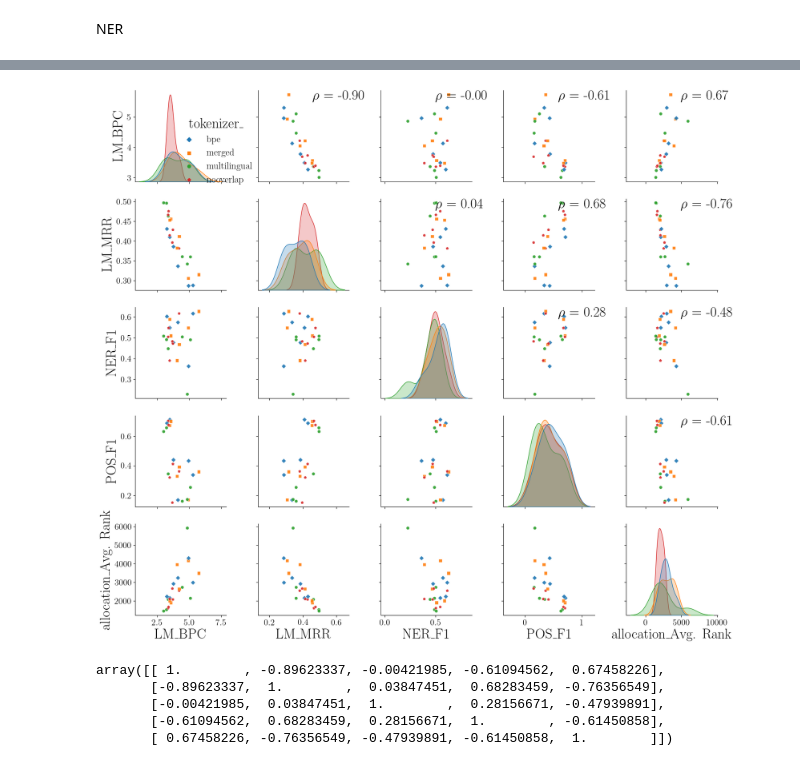
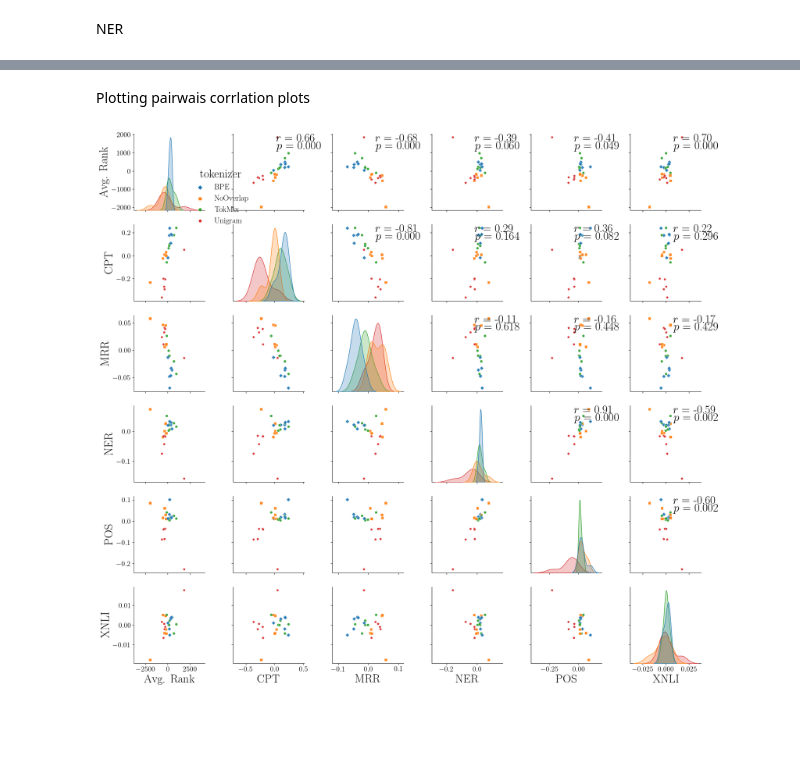
Before and after one commit to tomlimi/entangled_in_scripts, a Jupyter notebook: src/notebooks/6_IN_language_aggregated_results.ipynb, the cells around one changed output, grey strips where cells are left out. Drawn from its saved outputs; the diff is of its cells as text; code cells hidden in the pictures; blank space fills up the shorter version.

Commit message:
updated/added notebooks with paper results

```diff
--- a/src/notebooks/6_IN_language_aggregated_results.ipynb
+++ b/src/notebooks/6_IN_language_aggregated_results.ipynb
@@ -263,10 +353,10 @@ for tokenization in tokenization_types:
     ner_std = {'task': 'NER', 'metric': 'F1', 'tokenizer': tokenization}
 
     ner_est.update(ner_results[tokenization]['f1-macro'])
-    ner_est['multilingual'] = np.average(list(ner_results[tokenization]['f1-macro'].values()))
+    ner_est['All'] = np.average(list(ner_results[tokenization]['f1-macro'].values()))
 
     ner_std.update(ner_stds[tokenization]['f1-macro'])
-    ner_std['multilingual'] = np.average(list(ner_stds[tokenization]['f1-macro'].values()))
+    ner_std['All'] = np.average(list(ner_stds[tokenization]['f1-macro'].values()))
 
 
     in_lang_results = in_lang_results.append(ner_est, ignore_index=True)
@@ -277,0 +383,14 @@ boxplot_across_languages(in_lang_results, 'F1', languages, task='NER')
+# %%
+for tokenization in tokenization_types:
+    xnli_est = {'task': 'XNLI', 'metric': 'Acc', 'tokenizer': tokenization}
+    xnli_std = {'task': 'XNLI', 'metric': 'Acc', 'tokenizer': tokenization}
+
+    xnli_est.update(xnli_results[tokenization]['accuracy'])
+    xnli_est['All'] = np.average(list(xnli_results[tokenization]['accuracy'].values()))
+
+    xnli_std.update(xnli_stds[tokenization]['accuracy'])
+    xnli_std['All'] = np.average(list(xnli_stds[tokenization]['accuracy'].values()))
+
+
+    in_lang_results = in_lang_results.append(xnli_est, ignore_index=True)
+    in_lang_stds = in_lang_stds.append(xnli_std, ignore_index=True)
@@ -328,0 +569,2 @@ in_lang_ca.columns = ["_".join(pair) for pair in in_lang_ca.columns]
+# %%
+in_lang_ca = preprocess_table_correlations(in_lang_results)
@@ -328,0 +591,3 @@ in_lang_ca.columns = ["_".join(pair) for pair in in_lang_ca.columns]
+# %%
+pearson_r = in_lang_ca.corr(method='pearson')
+pearson_p = in_lang_ca.corr(method=lambda x, y: pearsonr(x, y)[1])
@@ -329,33 +611,27 @@ in_lang_ca.columns = ["_".join(pair) for pair in in_lang_ca.columns]
+# %% [markdown]
+Plotting pairwais corrlation plots
 # %%
-spearman_r = in_lang_ca.corr(method='pearson').to_numpy()
-spearman_p = in_lang_ca.corr(method=lambda x, y: pearsonr(x, y)[1]).to_numpy()
+# spearman_r = in_lang_ca.corr(method='spearman').to_numpy()
+# spearman_p = in_lang_ca.corr(method=lambda x, y: spearmanr(x, y)[1]).to_numpy()
 
 #plt.figure(figsize=(3.5,3.5))
-plot1 = sns.pairplot(in_lang_ca, hue="tokenizer_",
+plot1 = sns.pairplot(in_lang_ca, hue="tokenizer",
                      markers=['D','s', 'o', 'p', 'X'],
                      plot_kws={'alpha': 0.9},
                     size=3)
 
 plot1._legend.set_bbox_to_anchor((.25, 0.85))
 # plt.legend(loc='center right', title='Type')
 plot1.map
 axes = plot1.axes
-for i in range(4):
-    for j in range(i+1,5):
+for i in range(len(in_lang_ca.columns) - 3):
+    for j in range(i+1,len(in_lang_ca.columns)-2):
         ax = axes[i][j]
-        r = spearman_r[i,j]
-        p = spearman_p[i,j]
-        ax.annotate(r"$\rho$ = {:.2f}".format(r), xy=(.6, .9), xycoords=ax.transAxes)
-#         ax.annotate(r"$p$ = {:.4f}".format(p), xy=(.7, .8), xycoords=ax.transAxes)
+        r = pearson_r.to_numpy()[i,j]
+        p = pearson_p.to_numpy()[i,j]
+        ax.annotate(r"$r$ = {:.2f}".format(r), xy=(.6, .9), xycoords=ax.transAxes)
+        ax.annotate(r"$p$ = {:0.3f}".format(p), xy=(.6, .8), xycoords=ax.transAxes)
 plt.tight_layout()
 plt.savefig(os.path.join(FIGURE_DIR, "pair_analysis.pdf"), dpi=300)
 # %% [output]
-[figure, old version]
+[figure, new version]
-# %%
-spearman_r
-# %% [output]
-array([[ 1.        , -0.89623337, -0.00421985, -0.61094562,  0.67458226],
-       [-0.89623337,  1.        ,  0.03847451,  0.68283459, -0.76356549],
-       [-0.00421985,  0.03847451,  1.        ,  0.28156671, -0.47939891],
-       [-0.61094562,  0.68283459,  0.28156671,  1.        , -0.61450858],
-       [ 0.67458226, -0.76356549, -0.47939891, -0.61450858,  1.        ]])
```
Also changed, not shown: parts of 43 cells of this notebook, 4 other files.
